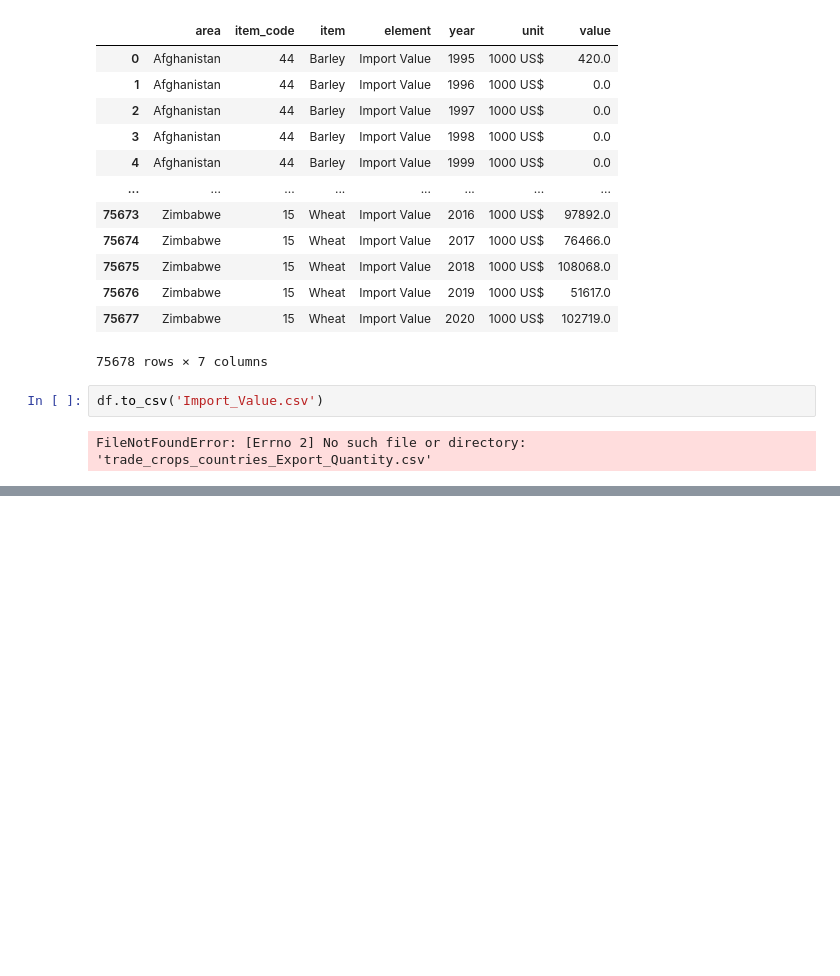
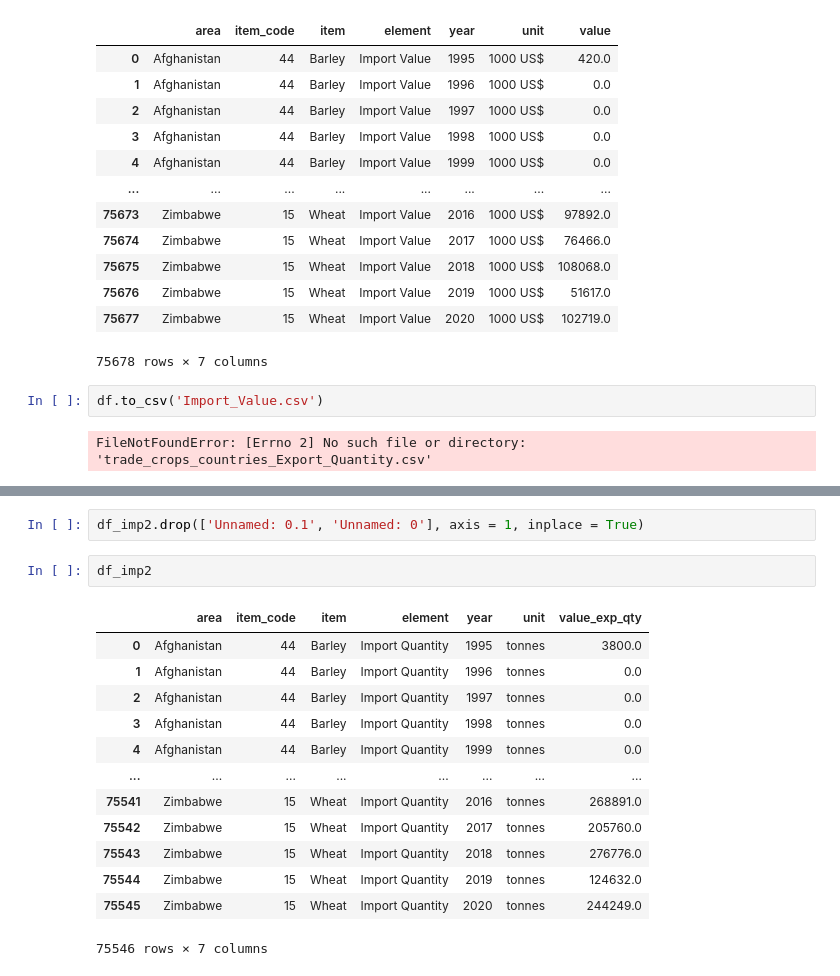
Before and after one commit to Pahegon/Final_Project, a Jupyter notebook: FAO_csv/FAO_csv_checking.ipynb, the cells around one changed output, grey strips where cells are left out. Saved outputs shown, nothing was run; the diff lists cells and outputs as text; blank space fills up the shorter version.

```diff
--- a/FAO_csv/FAO_csv_checking.ipynb
+++ b/FAO_csv/FAO_csv_checking.ipynb
@@ -613,0 +631,18 @@ FileNotFoundError: [Errno 2] No such file or directory: 'trade_crops_countries_E
+# %%
+df_imp2.drop(['Unnamed: 0.1', 'Unnamed: 0'], axis = 1, inplace = True)
+# %%
+df_imp2
+# %% [output]
+|  | area | item_code | item | element | year | unit | value_exp_qty |
+| 0 | Afghanistan | 44 | Barley | Import Quantity | 1995 | tonnes | 3800.0 |
+| 1 | Afghanistan | 44 | Barley | Import Quantity | 1996 | tonnes | 0.0 |
+| 2 | Afghanistan | 44 | Barley | Import Quantity | 1997 | tonnes | 0.0 |
+| 3 | Afghanistan | 44 | Barley | Import Quantity | 1998 | tonnes | 0.0 |
+| 4 | Afghanistan | 44 | Barley | Import Quantity | 1999 | tonnes | 0.0 |
+| ... | ... | ... | ... | ... | ... | ... | ... |
+| 75541 | Zimbabwe | 15 | Wheat | Import Quantity | 2016 | tonnes | 268891.0 |
+| 75542 | Zimbabwe | 15 | Wheat | Import Quantity | 2017 | tonnes | 205760.0 |
+| 75543 | Zimbabwe | 15 | Wheat | Import Quantity | 2018 | tonnes | 276776.0 |
+| 75544 | Zimbabwe | 15 | Wheat | Import Quantity | 2019 | tonnes | 124632.0 |
+| 75545 | Zimbabwe | 15 | Wheat | Import Quantity | 2020 | tonnes | 244249.0 |
+75546 rows × 7 columns
```
Also changed, not shown: parts of 20 cells of this notebook, 4 other files.
